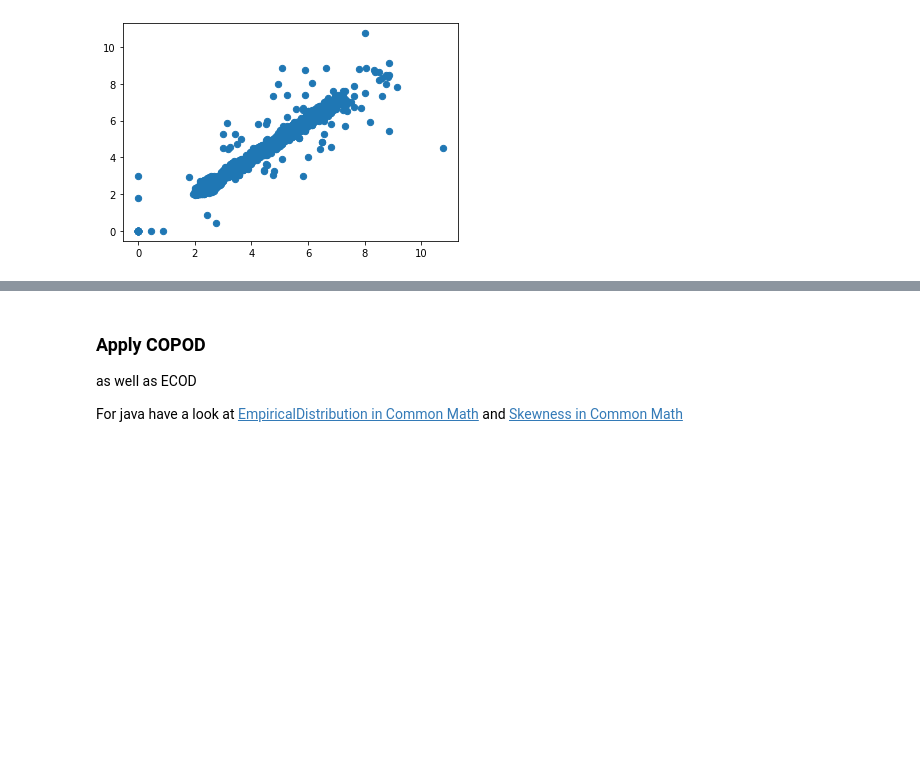
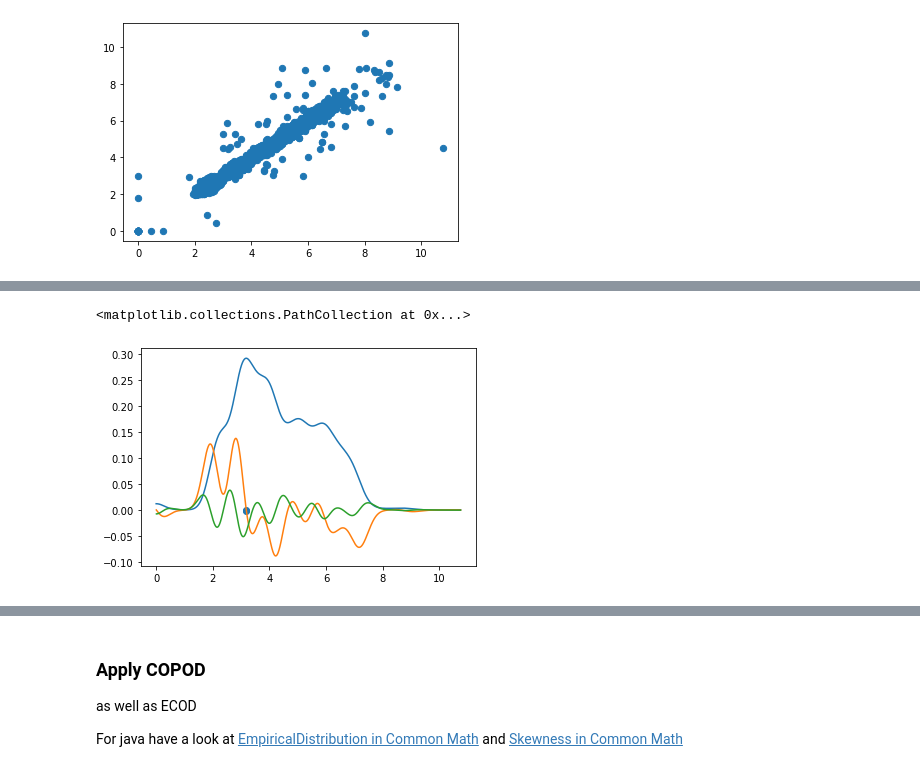
Before and after one commit to sedgewickmm18/notebooks-attic, a Jupyter notebook: COPOD.ipynb, the cells around one changed output, grey strips where cells are left out. Drawn from its saved outputs; the diff is of its cells as text; code cells hidden in the pictures; blank space fills up the shorter version.

```diff
--- a/COPOD.ipynb
+++ b/COPOD.ipynb
@@ -89,0 +126,18 @@ plt.scatter(temp_win[:, 0], temp_win[:, 1], s=40, cmap='viridis');
+# %%
+# find max
+i_max = np.argmax(dist_y)
+x_max = dist_x[i_max]
+
+dist_1st = np.diff(dist_y)
+
+hess_f = np.diff(dist_1st*100)
+
+# find min gradient in vicinity
+# %%
+plt.plot(dist_x, dist_y)
+plt.plot(dist_x[1:], dist_1st*100)
+plt.plot(dist_x[2:], hess_f*20)
+plt.scatter(dist_x[i_max-1:i_max+1], dist_1st[i_max-1:i_max+1]*100)
+# %% [output]
+<matplotlib.collections.PathCollection at 0x...>
+[figure, added]
```
Also changed, not shown: parts of 14 cells of this notebook, 12 other files.
